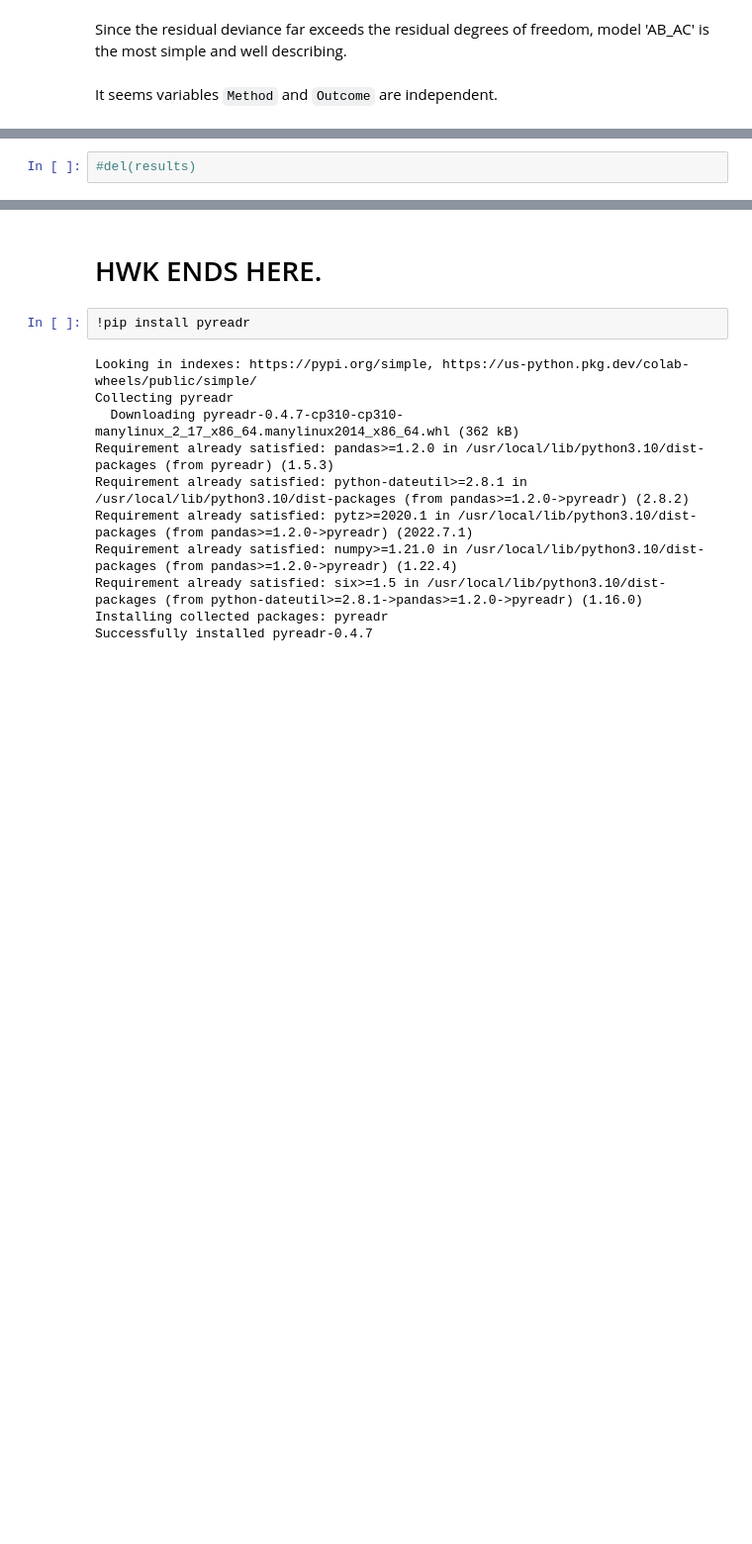
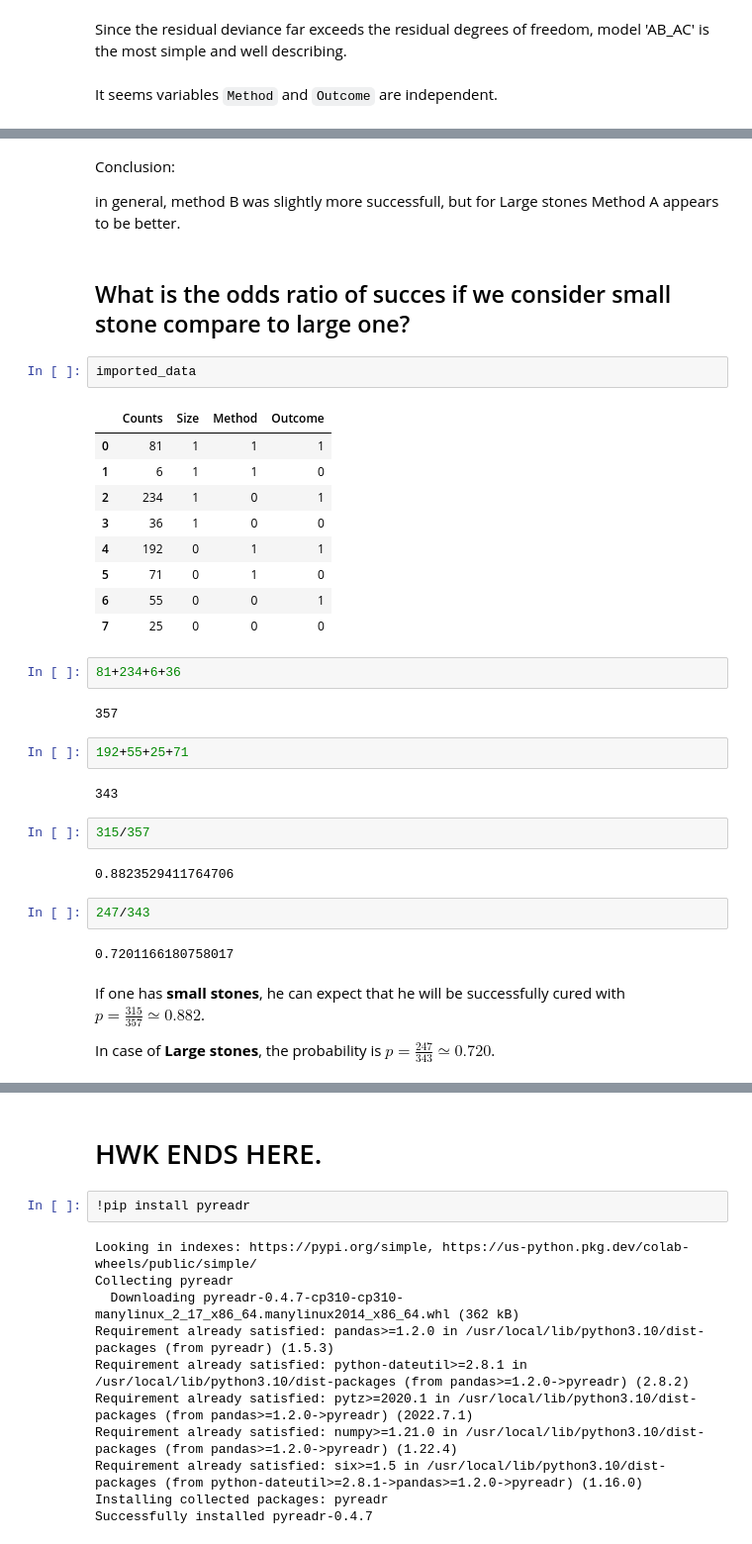
Before and after one commit to aleksejalex/special-octo-engine, a Jupyter notebook: ZLMA_DU_Gaj_ex11.ipynb, the cells around one changed output, grey strips where cells are left out. Shown at 99% size. Drawn from its saved outputs; the diff is of its cells as text; blank space fills up the shorter version.

```diff
--- a/ZLMA_DU_Gaj_ex11.ipynb
+++ b/ZLMA_DU_Gaj_ex11.ipynb
@@ -387,2 +448,38 @@ table
-# %%
-#del(results)
+# %% [markdown]
+Conclusion:
+
+in general, method B was slightly more successfull, but for Large stones Method A appears to be better.
+# %% [markdown]
+## What is the odds ratio of succes if we consider small stone compare to large one?
+# %%
+imported_data
+# %% [output]
+|  | Counts | Size | Method | Outcome |
+| 0 | 81 | 1 | 1 | 1 |
+| 1 | 6 | 1 | 1 | 0 |
+| 2 | 234 | 1 | 0 | 1 |
+| 3 | 36 | 1 | 0 | 0 |
+| 4 | 192 | 0 | 1 | 1 |
+| 5 | 71 | 0 | 1 | 0 |
+| 6 | 55 | 0 | 0 | 1 |
+| 7 | 25 | 0 | 0 | 0 |
+# %%
+81+234+6+36
+# %% [output]
+357
+# %%
+192+55+25+71
+# %% [output]
+343
+# %%
+315/357
+# %% [output]
+0.8823529411764706
+# %%
+247/343
+# %% [output]
+0.7201166180758017
+# %% [markdown]
+If one has **small stones**, he can expect that he will be successfully cured with $p = \frac{315}{357} ≃ 0.882 $.
+
+In case of **Large stones**, the probability is $p = \frac{247}{343} ≃ 0.720 $.
```
Also changed, not shown: parts of 27 cells of this notebook.
